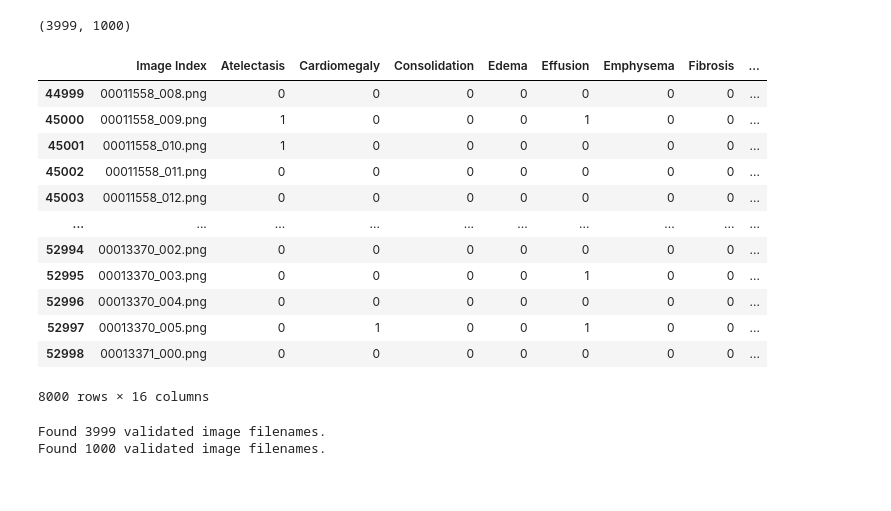
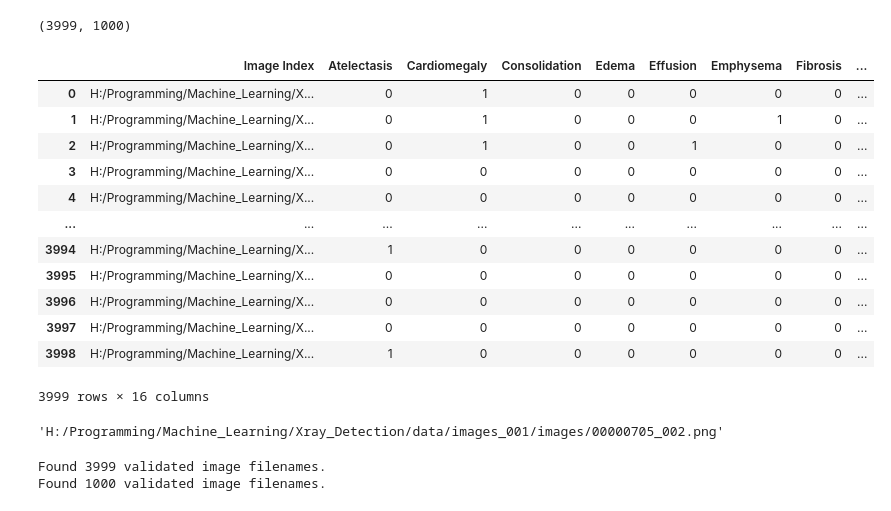
Before and after one commit to xa-m/X-Ray_Disease_Detection, a Jupyter notebook: xray_disease_detection.ipynb, the cells around one changed output. Saved outputs shown, nothing was run; the diff lists cells and outputs as text; code cells hidden in the pictures.

```diff
--- a/xray_disease_detection.ipynb
+++ b/xray_disease_detection.ipynb
@@ -111,18 +112,18 @@ def get_the_image_count(dir):
     return len(os.listdir(dir))
 # %%
 # get the first 4999 rows from all_labels
-images_1_image_count = get_the_image_count(images_1_dir)
-images_2_image_count = get_the_image_count(images_2_dir)
-images_3_image_count = get_the_image_count(images_3_dir)
-images_4_image_count = get_the_image_count(images_4_dir)
-images_5_image_count = get_the_image_count(images_5_dir)
-images_6_image_count = get_the_image_count(images_6_dir)
-images_7_image_count = get_the_image_count(images_7_dir)
-images_8_image_count = get_the_image_count(images_8_dir)
-images_9_image_count = get_the_image_count(images_9_dir)
-images_10_image_count = get_the_image_count(images_10_dir)
-images_11_image_count = get_the_image_count(images_11_dir)
-images_12_image_count = get_the_image_count(images_12_dir)
+images_1_image_count = get_the_image_count(images_dirs[0])
+images_2_image_count = get_the_image_count(images_dirs[1])
+images_3_image_count = get_the_image_count(images_dirs[2])
+images_4_image_count = get_the_image_count(images_dirs[3])
+images_5_image_count = get_the_image_count(images_dirs[4])
+images_6_image_count = get_the_image_count(images_dirs[5])
+images_7_image_count = get_the_image_count(images_dirs[6])
+images_8_image_count = get_the_image_count(images_dirs[7])
+images_9_image_count = get_the_image_count(images_dirs[8])
+images_10_image_count = get_the_image_count(images_dirs[9])
+images_11_image_count = get_the_image_count(images_dirs[10])
+images_12_image_count = get_the_image_count(images_dirs[11])
 
 
 images_1_labels = all_labels[:images_1_image_count]
@@ -160,7 +161,7 @@ image_labels[0]
 def add_path_to_labels(image_labels):
     for i in range(len(image_labels)):
         for j in range(image_labels[i].iloc[0].name, image_labels[i].iloc[-1].name + 1):
-            image_labels[i].at[j, "Image Index"] = f"/images_{str(i+1).zfill(3)}" + image_labels[i].at[j, "Image Index"]
+            image_labels[i].at[j, "Image Index"] = f"{current_dir_linux}/data/images_{str(i+1).zfill(3)}/images/" + image_labels[i].at[j, "Image Index"]
     return image_labels
 # %%
-# image_labels_with_paths = add_path_to_labels(image_labels)
+image_labels_with_paths = add_path_to_labels(image_labels)
@@ -180,6 +183,8 @@ labels_in_order = ['Atelectasis', 'Cardiomegaly', 'Consolidation', 'Edema',
        'No Finding', 'Nodule', 'Pleural_Thickening', 'Pneumonia',
        'Pneumothorax']
 # %%
+image_labels = image_labels_with_paths
+
 images_train_labels = []
 images_test_labels = []
 train_test_split_size = 0.8
@@ -218,21 +223,23 @@ len(images_1_train_labels), len(images_1_test_labels)
 # %% [output]
 (3999, 1000)
 # %%
-images_train_labels[5]
+images_train_labels[0]
 # %% [output]
 |  | Image Index | Atelectasis | Cardiomegaly | Consolidation | Edema | Effusion | Emphysema | Fibrosis | ... |
-| 44999 | 00011558_008.png | 0 | 0 | 0 | 0 | 0 | 0 | 0 | ... |
-| 45000 | 00011558_009.png | 1 | 0 | 0 | 0 | 1 | 0 | 0 | ... |
-| 45001 | 00011558_010.png | 1 | 0 | 0 | 0 | 0 | 0 | 0 | ... |
-| 45002 | 00011558_011.png | 0 | 0 | 0 | 0 | 0 | 0 | 0 | ... |
-| 45003 | 00011558_012.png | 0 | 0 | 0 | 0 | 0 | 0 | 0 | ... |
+| 0 | H:/Programming/Machine_Learning/X... | 0 | 1 | 0 | 0 | 0 | 0 | 0 | ... |
+| 1 | H:/Programming/Machine_Learning/X... | 0 | 1 | 0 | 0 | 0 | 1 | 0 | ... |
+| 2 | H:/Programming/Machine_Learning/X... | 0 | 1 | 0 | 0 | 1 | 0 | 0 | ... |
+| 3 | H:/Programming/Machine_Learning/X... | 0 | 0 | 0 | 0 | 0 | 0 | 0 | ... |
+| 4 | H:/Programming/Machine_Learning/X... | 0 | 0 | 0 | 0 | 0 | 0 | 0 | ... |
 | ... | ... | ... | ... | ... | ... | ... | ... | ... | ... |
-| 52994 | 00013370_002.png | 0 | 0 | 0 | 0 | 0 | 0 | 0 | ... |
-| 52995 | 00013370_003.png | 0 | 0 | 0 | 0 | 1 | 0 | 0 | ... |
-| 52996 | 00013370_004.png | 0 | 0 | 0 | 0 | 0 | 0 | 0 | ... |
-| 52997 | 00013370_005.png | 0 | 1 | 0 | 0 | 1 | 0 | 0 | ... |
-| 52998 | 00013371_000.png | 0 | 0 | 0 | 0 | 0 | 0 | 0 | ... |
+| 3994 | H:/Programming/Machine_Learning/X... | 1 | 0 | 0 | 0 | 0 | 0 | 0 | ... |
+| 3995 | H:/Programming/Machine_Learning/X... | 0 | 0 | 0 | 0 | 0 | 0 | 0 | ... |
+| 3996 | H:/Programming/Machine_Learning/X... | 0 | 0 | 0 | 0 | 0 | 0 | 0 | ... |
+| 3997 | H:/Programming/Machine_Learning/X... | 0 | 0 | 0 | 0 | 0 | 0 | 0 | ... |
+| 3998 | H:/Programming/Machine_Learning/X... | 1 | 0 | 0 | 0 | 0 | 0 | 0 | ... |
-8000 rows × 16 columns
+3999 rows × 16 columns
 # %%
-# data_folder_dir + images_1_train_labels.iloc[random.randint(0, len(images_1_train_labels))]["Image Index"]
+images_train_labels[0].iloc[random.randint(0, len(images_1_train_labels))]["Image Index"]
+# %% [output]
+'H:/Programming/Machine_Learning/Xray_Detection/data/images_001/images/00000705_002.png'
 # %%
```
Also changed, not shown: parts of 6 cells of this notebook, 4 other files.
